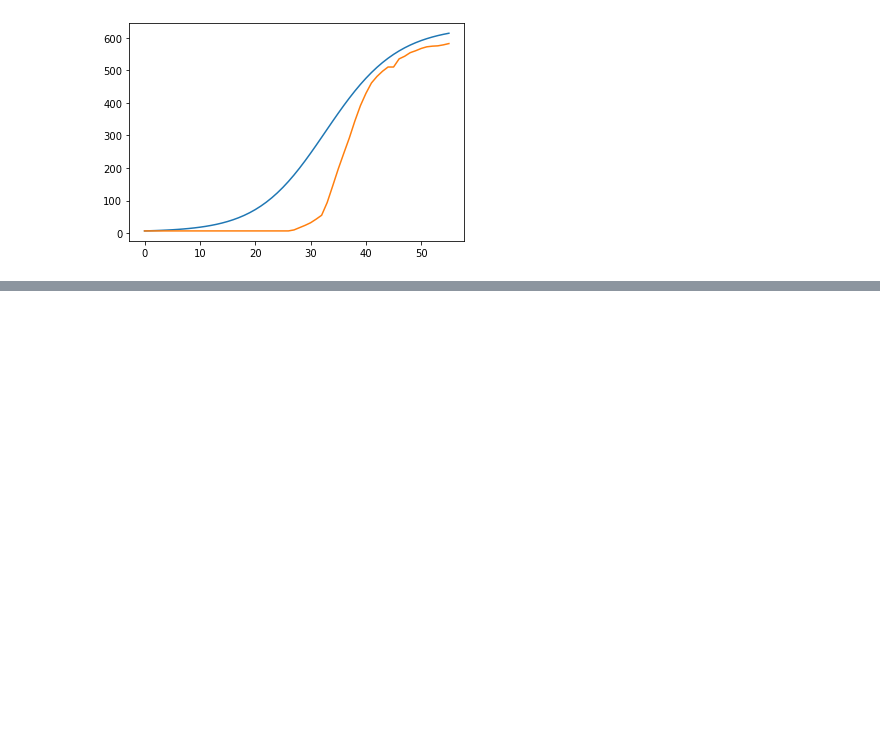
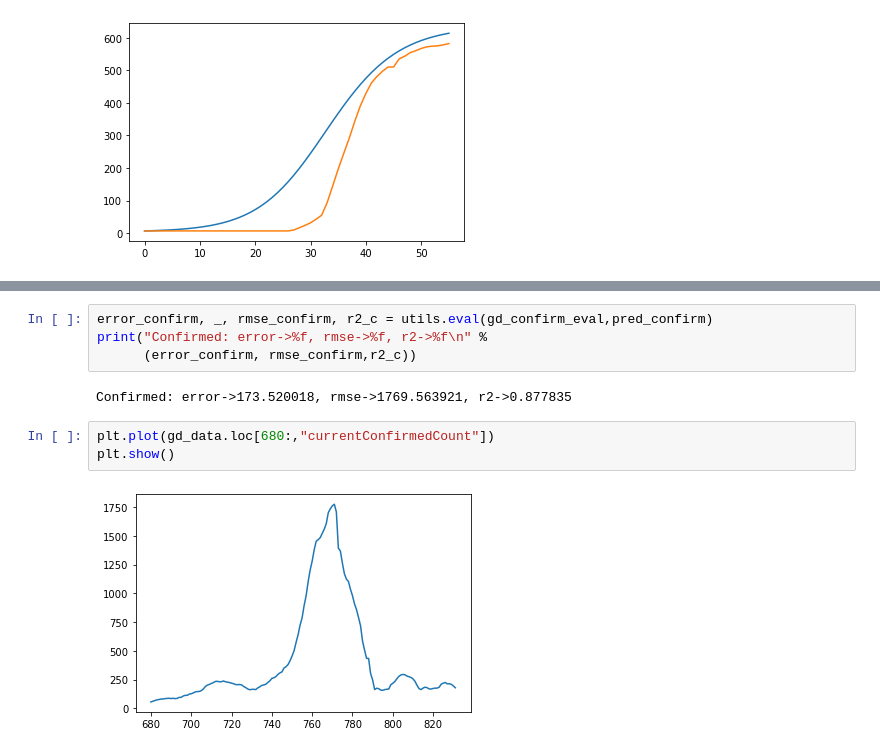
Before and after one commit to ObsisMc/Covid-19-Analysis, a Jupyter notebook: model/SIR/predict.ipynb, the cells around one changed output, grey strips where cells are left out. Saved outputs shown, nothing was run; the diff lists cells and outputs as text; blank space fills up the shorter version.

```diff
--- a/model/SIR/predict.ipynb
+++ b/model/SIR/predict.ipynb
@@ -98,0 +143,11 @@ IndexError: too many indices for array: array is 1-dimensional, but 2 were index
+# %%
+error_confirm, _, rmse_confirm, r2_c = utils.eval(gd_confirm_eval,pred_confirm)
+print("Confirmed: error->%f, rmse->%f, r2->%f\n" %
+      (error_confirm, rmse_confirm,r2_c))
+# %% [output]
+Confirmed: error->173.520018, rmse->1769.563921, r2->0.877835
+# %%
+plt.plot(gd_data.loc[680:,"currentConfirmedCount"])
+plt.show()
+# %% [output]
+[figure, added]
```
Also changed, not shown: parts of 6 cells of this notebook, 1 other file.
